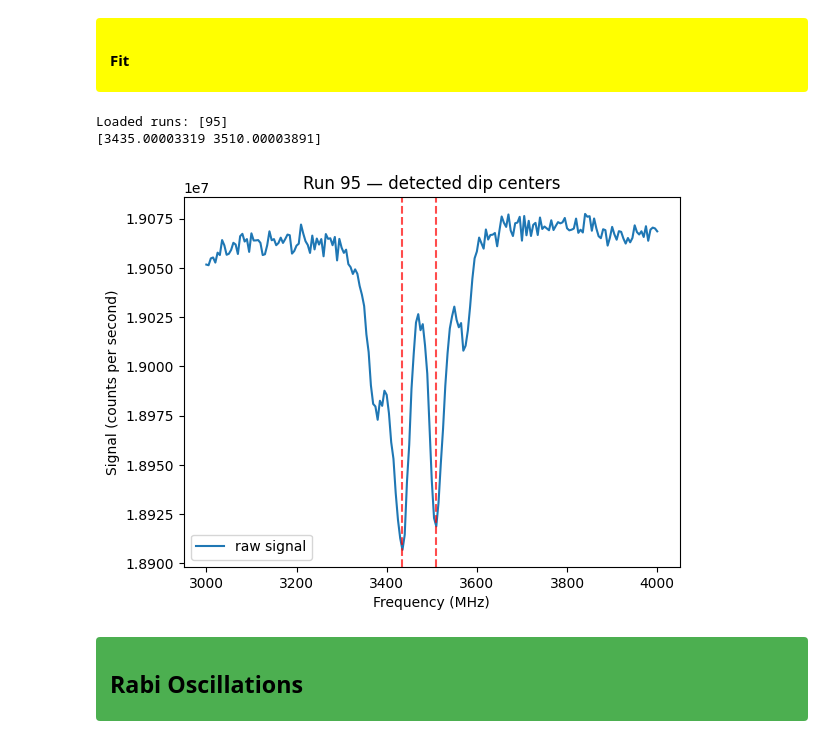
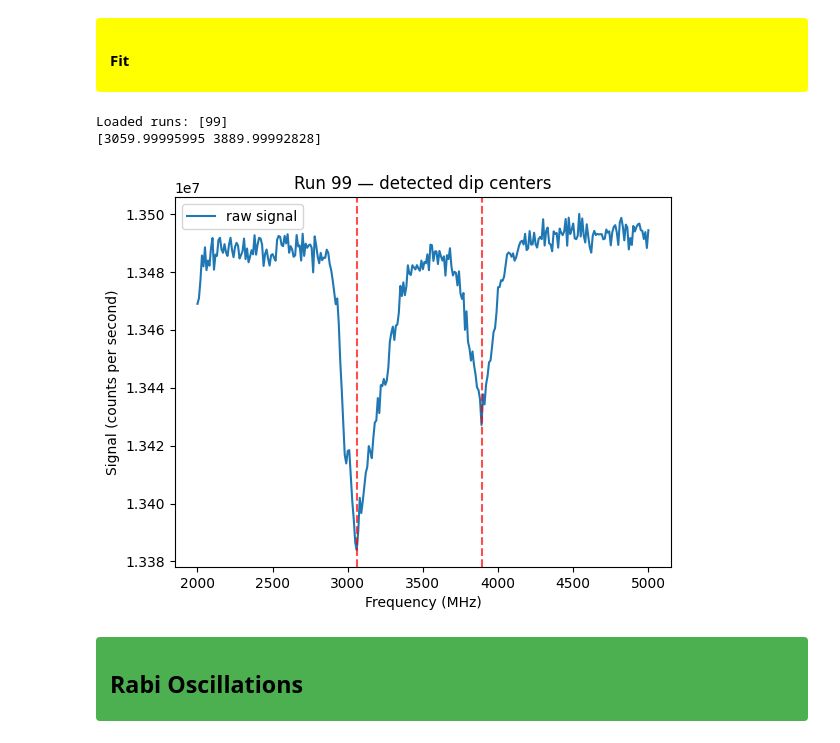
Before and after one commit to jeree-m/qick-dawg, a Jupyter notebook: jupyter_notebooks/ODMR_Rabi_T1.ipynb, the cells around one changed output. Drawn from its saved outputs; the diff is of its cells as text; code cells hidden in the pictures.

```diff
--- a/jupyter_notebooks/ODMR_Rabi_T1.ipynb
+++ b/jupyter_notebooks/ODMR_Rabi_T1.ipynb
@@ -187,13 +187,13 @@ Estimated runtime: 14.4 min
 config = copy(default_config)
 
 # ---- Experimental Parameters (knobs) ----
-laser_power = 50       # LP
+laser_power = 35       # LP
 mw_gain =4000 # MW gain
-reps = 1000
+reps = 15000
 relax_delay_treg = 500
-sweep_start_fGHz = 3
-sweep_stop_fGHz = 4
-sweep_step_fGHz = 0.005
+sweep_start_fGHz = 2
+sweep_stop_fGHz = 5
+sweep_step_fGHz = 0.01
 nd_filter_OD = 0.5
 
 # ---- Setup ----
@@ -620,37 +622,38 @@ def plot_normalized_fits(runs, run_numbers, ax=None, freq_ranges=None):
 </div>
 # %%
 filepaths = [
-    r"Z:\*Data\DefectMsmts\Data\Albania\ODMR\20260929133028_095*"
+    r"Z:\Data\DefectMsmts\Data\Albania\ODMR\20261001133857_099*"
 ]
+
 
 runs = {}
 
 for filepath in filepaths:
     run_folder = Path(glob.glob(filepath)[0])
     run_number = int(run_folder.name.split("_")[-1])
     runs[run_number] = load_run(run_folder)
 
 print(f"Loaded runs: {list(runs.keys())}")
 
-run_num = 95
-centers = find_dip_centers(runs[run_num], n_peaks=2, freq_range=(3000, 4000))
+run_num = 99
+centers = find_dip_centers(runs[run_num], n_peaks=2, freq_range=(2000, 5000))
 print(centers)
 
 fig, ax = plt.subplots()
 ax.plot(runs[run_num]["frequencies"], runs[run_num]["signal"], label="raw signal")
 
 for c in centers:
     ax.axvline(c, color="red", linestyle="--", alpha=0.7)
 
 ax.set_xlabel("Frequency (MHz)")
 ax.set_ylabel("Signal (counts per second)")
 ax.set_title(f"Run {run_num} — detected dip centers")
 ax.legend()
 plt.show()
 # %% [output]
-Loaded runs: [95]
-[3435.00003319 3510.00003891]
+Loaded runs: [99]
+[3059.99995995 3889.99992828]
-[figure, old version]
+[figure, new version]
 # %% [markdown]
 
 <div style="background-color:#4CAF50; padding:8px 14px; border-radius:4px;">
```
Also changed, not shown: parts of 3 cells of this notebook, 1 other file.
